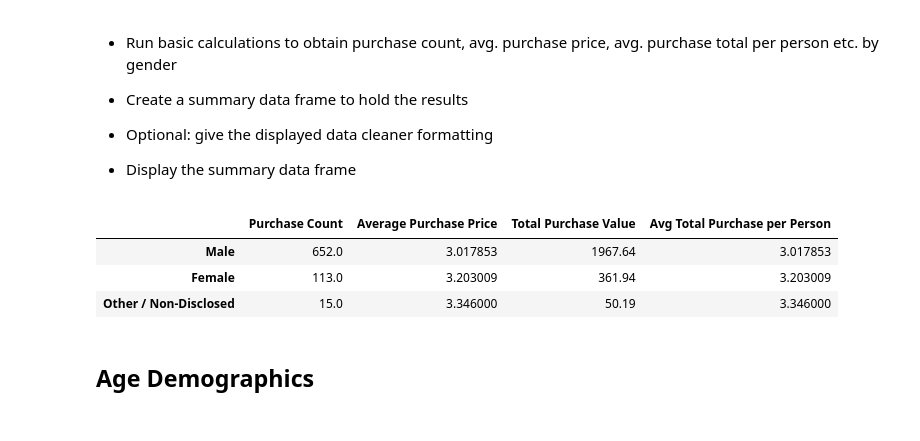
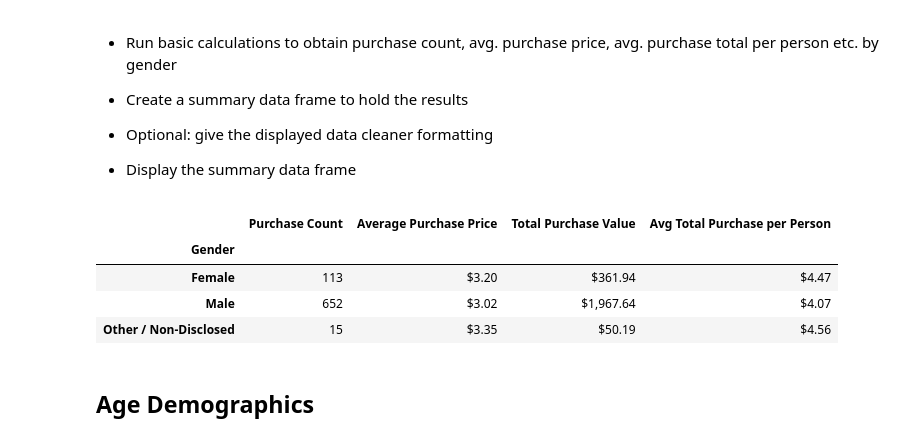
Before and after one commit to ssmith5800/pandas-challenge, a Jupyter notebook: 02-Case-Assignment/Instructions/HeroesOfPymoli/CaseAssignmentHW.ipynb, the cells around one changed output. Saved outputs shown, nothing was run; the diff lists cells and outputs as text; code cells hidden in the pictures.

```diff
--- a/02-Case-Assignment/Instructions/HeroesOfPymoli/CaseAssignmentHW.ipynb
+++ b/02-Case-Assignment/Instructions/HeroesOfPymoli/CaseAssignmentHW.ipynb
@@ -86,0 +59,15 @@ gender_percentage_df_col
+# %%
+#Group by gender, drop duplicates
+gender_demographics_totals = player_demographics["Gender"].value_counts()
+player_demographics = purchase_data.loc[:, ["Gender", "SN", "Age"]]
+player_demographics = player_demographics.drop_duplicates()
+num_players = player_demographics.count()[0]
+
+#create percentages
+gender_demographics_percents = gender_demographics_totals / num_players
+gender_demographics = pd.DataFrame({"Total Count": gender_demographics_totals, "Percentage of Players": gender_demographics_percents})
+
+# Percent decimal
+gender_demographics['Percentage of Players'] = gender_demographics['Percentage of Players'].map("{:,.2%}".format)
+
+gender_demographics
@@ -132,36 +95,29 @@ avg_purchase_other = total_purchase_other / other_count
-# %%
-#Create dictionaries to add to data frame
-purchase_count = {"Male":purchase_count_male,
-                       "Female":purchase_count_female,
-                       "Other / Non-Disclosed":purchase_count_other}
-
-average_purchase_price = {"Male":average_price_male,
-                               "Female":average_price_female,
-                               "Other / Non-Disclosed":avg_purchase_other}
-
-total_purchase_price = {"Male":total_purchase_male,
-                             "Female":total_purchase_female,
-                             "Other / Non-Disclosed":total_purchase_other}
-
-avg_total_purchase_per_person = {"Male":avg_purchase_male,
-                                      "Female":avg_purchase_female,
-                                      "Other / Non-Disclosed":avg_purchase_other}
-
-analysis_gender_df = pd.DataFrame([purchase_count,
-                                   average_purchase_price,
-                                   total_purchase_price,
-                                   avg_total_purchase_per_person]).T
-
-analysis_gender_df_col = analysis_gender_df.rename(columns={0:"Purchase Count",
-                                                            1:"Average Purchase Price",
-                                                            2:"Total Purchase Value",
-                                                            3:"Avg Total Purchase per Person"})
-analysis_gender_df_col
-# %% [output]
-|  | Purchase Count | Average Purchase Price | Total Purchase Value | Avg Total Purchase per Person |
-| Male | 652.0 | 3.017853 | 1967.64 | 3.017853 |
-| Female | 113.0 | 3.203009 | 361.94 | 3.203009 |
-| Other / Non-Disclosed | 15.0 | 3.346000 | 50.19 | 3.346000 |
+# %%
+# Group and run calculations
+gender_purchase_total = purchase_data.groupby(["Gender"]).sum()["Price"].rename("Total Purchase Value")
+gender_average = purchase_data.groupby(["Gender"]).mean()["Price"].rename("Average Purchase Price")
+gender_counts = purchase_data.groupby(["Gender"]).count()["Price"].rename("Purchase Count")
+
+# Calculate Normalized Purchasing (Average Total Purchase per Person)
+total_count = gender_purchase_total / gender_demographics["Total Count"]
+
+# Convert to DataFrame
+gender_data = pd.DataFrame({"Purchase Count": gender_counts, "Average Purchase Price": gender_average, "Total Purchase Value": gender_purchase_total, "Normalized Totals": total_count})
+
+#format data
+gender_data["Average Purchase Price"] = gender_data["Average Purchase Price"].map("${:,.2f}".format)
+gender_data["Total Purchase Value"] = gender_data["Total Purchase Value"].map("${:,.2f}".format)
+gender_data ["Purchase Count"] = gender_data["Purchase Count"].map("{:,}".format)
+gender_data["Avg Total Purchase per Person"] = gender_data["Normalized Totals"].map("${:,.2f}".format)
+gender_data = gender_data.loc[:, ["Purchase Count", "Average Purchase Price", "Total Purchase Value", "Avg Total Purchase per Person"]]
+
+gender_data
+# %% [output]
+|  | Purchase Count | Average Purchase Price | Total Purchase Value | Avg Total Purchase per Person |
+| Gender |  |  |  |  |
+| Female | 113 | $3.20 | $361.94 | $4.47 |
+| Male | 652 | $3.02 | $1,967.64 | $4.07 |
+| Other / Non-Disclosed | 15 | $3.35 | $50.19 | $4.56 |
 # %% [markdown]
 ## Age Demographics
 # %% [markdown]
```
Also changed, not shown: parts of 20 cells of this notebook.
